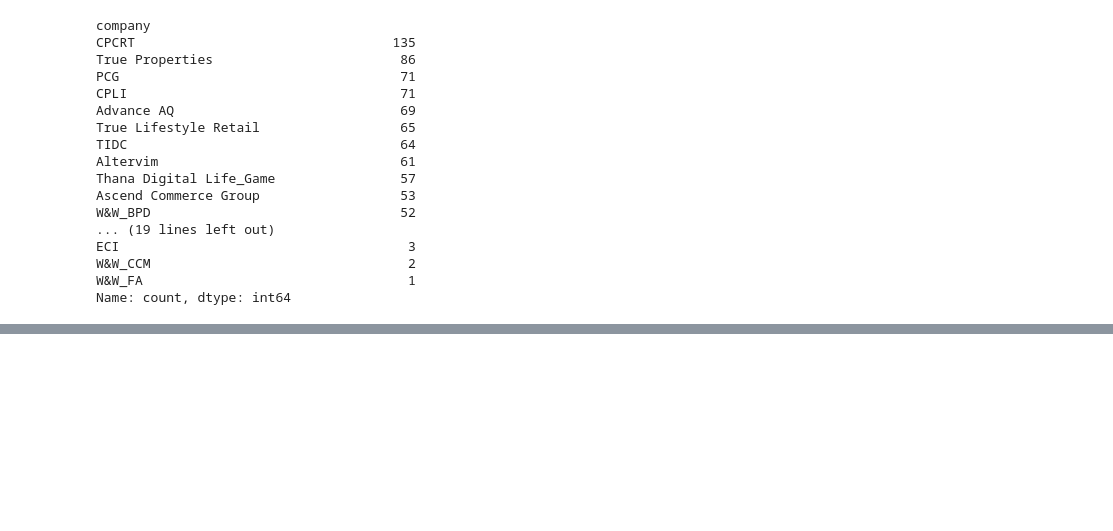
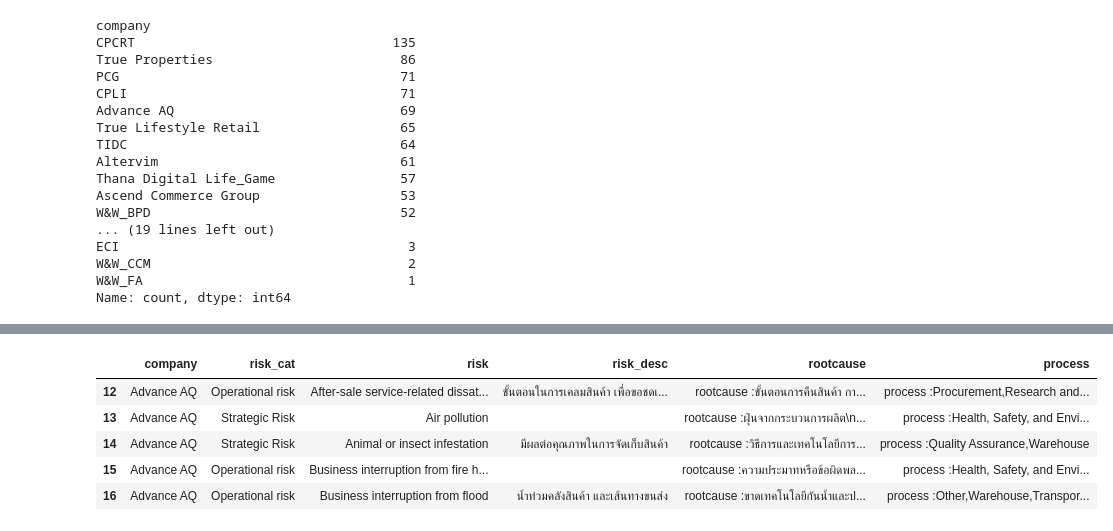
Before and after one commit to Fayord/cro_rmi_improvement_feature, a Jupyter notebook: src/cro_rmi_improvement_feature/plot_risk_related/etl_data.ipynb, the cells around one changed output, grey strips where cells are left out. Saved outputs shown, nothing was run; the diff lists cells and outputs as text; code cells hidden in the pictures; blank space fills up the shorter version.

```diff
--- a/src/cro_rmi_improvement_feature/plot_risk_related/etl_data.ipynb
+++ b/src/cro_rmi_improvement_feature/plot_risk_related/etl_data.ipynb
@@ -178,0 +233,52 @@ df5.head()
+# %%
+df7 = df6.copy()
+
+
+# new_rootcause is 'rootcause : ' + rootcause column +\n+ 'rootcause_desc : ' rootcause_desc if it not '' empty string
+# fundction to apply
+def merge_rootcause(row):
+    rootcause = row["rootcause"]
+    rootcause_desc = row["rootcause_desc"]
+    if rootcause == "" and rootcause_desc == "":
+        return ""
+    elif rootcause == "":
+        return "rootcause_desc :" + rootcause_desc
+    elif rootcause_desc == "":
+        return "rootcause :" + rootcause
+    else:
+        return "rootcause :" + rootcause + "\n" + "rootcause_desc :" + rootcause_desc
+
+
+df7["new_rootcause"] = df7.apply(merge_rootcause, axis=1)
+
+
+def merge_process(row):
+    process = row["process"]
+    process_desc = row["process_desc"]
+    if process == "" and process_desc == "":
+        return ""
+    elif process == "":
+        return "process_desc :" + process_desc
+    elif process_desc == "":
+        return "process :" + process
+    else:
+        return "process :" + process + "\n" + "process_desc :" + process_desc
+
+
+df7["new_process"] = df7.apply(merge_process, axis=1)
+# remove rootcause and process column
+df7.drop(
+    ["rootcause", "rootcause_desc", "process", "process_desc"], axis=1, inplace=True
+)
+# rename new_rootcause and new_process to rootcause and process
+df7.rename(
+    columns={"new_rootcause": "rootcause", "new_process": "process"}, inplace=True
+)
+df7.head()
+# %% [output]
+|  | company | risk_cat | risk | risk_desc | rootcause | process |
+| 12 | Advance AQ | Operational risk | After-sale service-related dissat... | ขั้นตอนในการเคลมสินค้า เพื่อขอชดเ... | rootcause :ขั้นตอนการคืนสินค้า กา... | process :Procurement,Research and... |
+| 13 | Advance AQ | Strategic Risk | Air pollution |  | rootcause :ฝุ่นจากกระบวนการผลิต\n... | process :Health, Safety, and Envi... |
+| 14 | Advance AQ | Strategic Risk | Animal or insect infestation | มีผลต่อคุณภาพในการจัดเก็บสินค้า | rootcause :วิธีการและเทคโนโลยีการ... | process :Quality Assurance,Warehouse |
+| 15 | Advance AQ | Operational risk | Business interruption from fire h... |  | rootcause :ความประมาทหรือข้อผิดพล... | process :Health, Safety, and Envi... |
+| 16 | Advance AQ | Operational risk | Business interruption from flood | น้ำท่วมคลังสินค้า และเส้นทางขนส่ง | rootcause :ขาดเทคโนโลยีกันน้ำและป... | process :Other,Warehouse,Transpor... |
```
Also changed, not shown: parts of 13 cells of this notebook, 3 other files.
